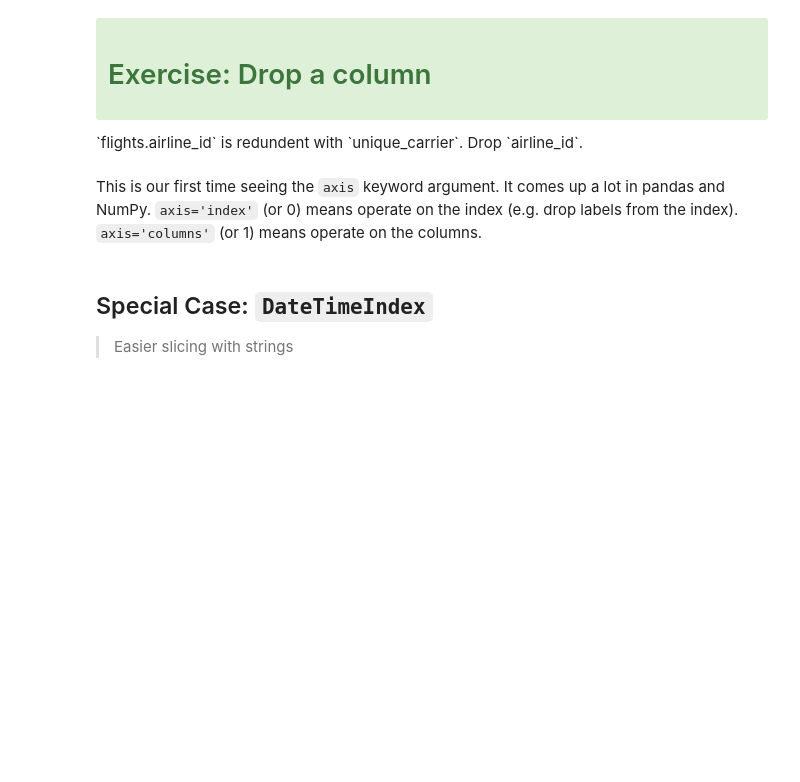
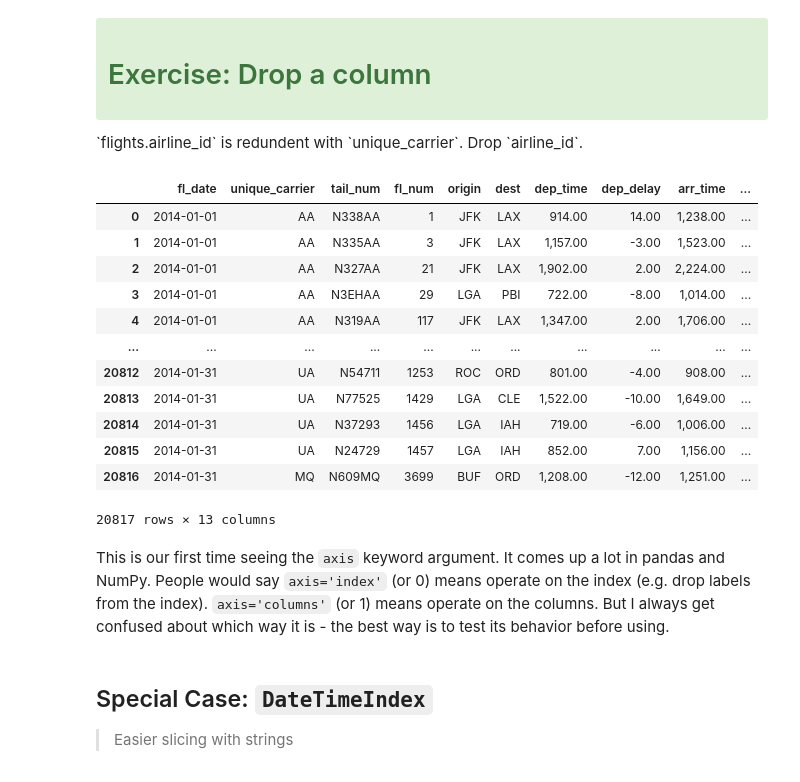
Before and after one commit to netantman/python, a Jupyter notebook: pandas/01-Indexing.ipynb, the cells around one changed output. Cells and saved outputs as stored; diff of their text form; code cells hidden in the pictures; blank space fills up the shorter version.

```diff
--- a/pandas/01-Indexing.ipynb
+++ b/pandas/01-Indexing.ipynb
@@ -451,3 +729,18 @@ axis : int or axis name
 <p>`flights.airline_id` is redundent with `unique_carrier`. Drop `airline_id`.</p>
 # %%
 # your code here
+flights.drop('airline_id', axis=1)
+# %% [output]
+|  | fl_date | unique_carrier | tail_num | fl_num | origin | dest | dep_time | dep_delay | arr_time | ... |
+| 0 | 2014-01-01 | AA | N338AA | 1 | JFK | LAX | 914.00 | 14.00 | 1,238.00 | ... |
+| 1 | 2014-01-01 | AA | N335AA | 3 | JFK | LAX | 1,157.00 | -3.00 | 1,523.00 | ... |
+| 2 | 2014-01-01 | AA | N327AA | 21 | JFK | LAX | 1,902.00 | 2.00 | 2,224.00 | ... |
+| 3 | 2014-01-01 | AA | N3EHAA | 29 | LGA | PBI | 722.00 | -8.00 | 1,014.00 | ... |
+| 4 | 2014-01-01 | AA | N319AA | 117 | JFK | LAX | 1,347.00 | 2.00 | 1,706.00 | ... |
+| ... | ... | ... | ... | ... | ... | ... | ... | ... | ... | ... |
+| 20812 | 2014-01-31 | UA | N54711 | 1253 | ROC | ORD | 801.00 | -4.00 | 908.00 | ... |
+| 20813 | 2014-01-31 | UA | N77525 | 1429 | LGA | CLE | 1,522.00 | -10.00 | 1,649.00 | ... |
+| 20814 | 2014-01-31 | UA | N37293 | 1456 | LGA | IAH | 719.00 | -6.00 | 1,006.00 | ... |
+| 20815 | 2014-01-31 | UA | N24729 | 1457 | LGA | IAH | 852.00 | 7.00 | 1,156.00 | ... |
+| 20816 | 2014-01-31 | MQ | N609MQ | 3699 | BUF | ORD | 1,208.00 | -12.00 | 1,251.00 | ... |
+20817 rows × 13 columns
@@ -456,8 +747,8 @@ axis : int or axis name
 # %% [markdown]
 This is our first time seeing the `axis` keyword argument.
-It comes up a lot in pandas and NumPy. `axis='index'` (or 0) means
+It comes up a lot in pandas and NumPy. People would say `axis='index'` (or 0) means
 operate on the index (e.g. drop labels from the index).
-`axis='columns'` (or 1) means operate on the columns.
+`axis='columns'` (or 1) means operate on the columns. But I always get confused about which way it is - the best way is to test its behavior before using.
 # %% [markdown]
 ## Special Case: `DateTimeIndex`
 
```
Also changed, not shown: parts of 74 cells of this notebook, 1 other file.
